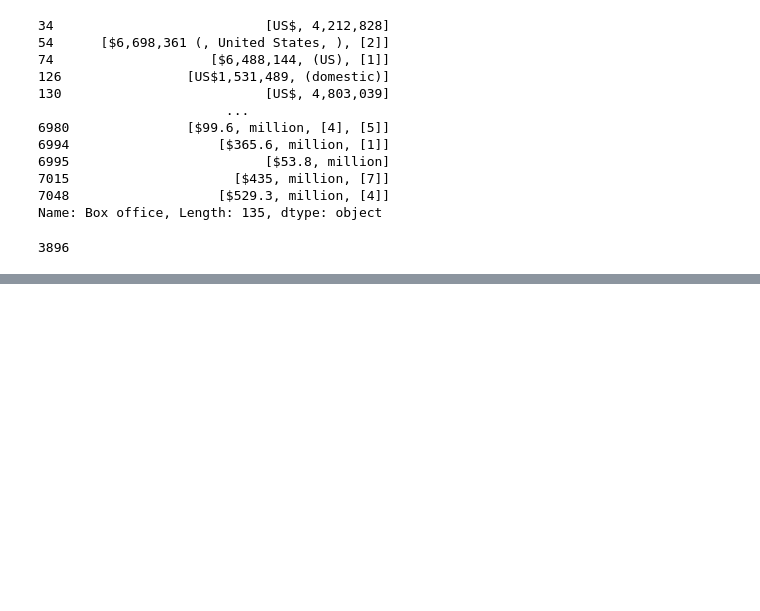
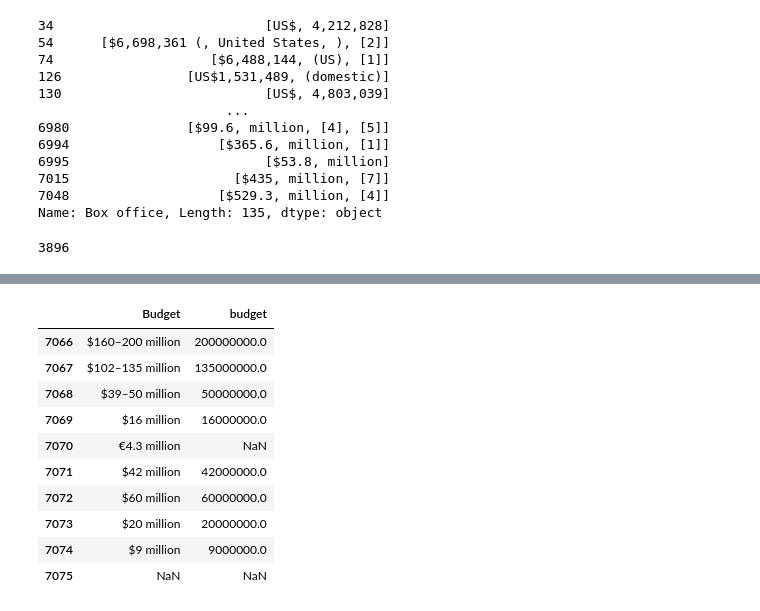
Before and after one commit to js816/Movies-ETL, a Jupyter notebook: Movie_data.ipynb, the cells around one changed output, grey strips where cells are left out. Cells and saved outputs as stored; diff of their text form; code cells hidden in the pictures; blank space fills up the shorter version.

```diff
--- a/Movie_data.ipynb
+++ b/Movie_data.ipynb
@@ -878,0 +1079,15 @@ Name: Box office, dtype: object
+# %%
+# Comparing budget data
+wiki_movies_df[['Budget', 'budget']].tail(10)
+# %% [output]
+|  | Budget | budget |
+| 7066 | $160–200 million | 200000000.0 |
+| 7067 | $102–135 million | 135000000.0 |
+| 7068 | $39–50 million | 50000000.0 |
+| 7069 | $16 million | 16000000.0 |
+| 7070 | €4.3 million | NaN |
+| 7071 | $42 million | 42000000.0 |
+| 7072 | $60 million | 60000000.0 |
+| 7073 | $20 million | 20000000.0 |
+| 7074 | $9 million | 9000000.0 |
+| 7075 | NaN | NaN |
```
Also changed, not shown: parts of 59 cells of this notebook.
